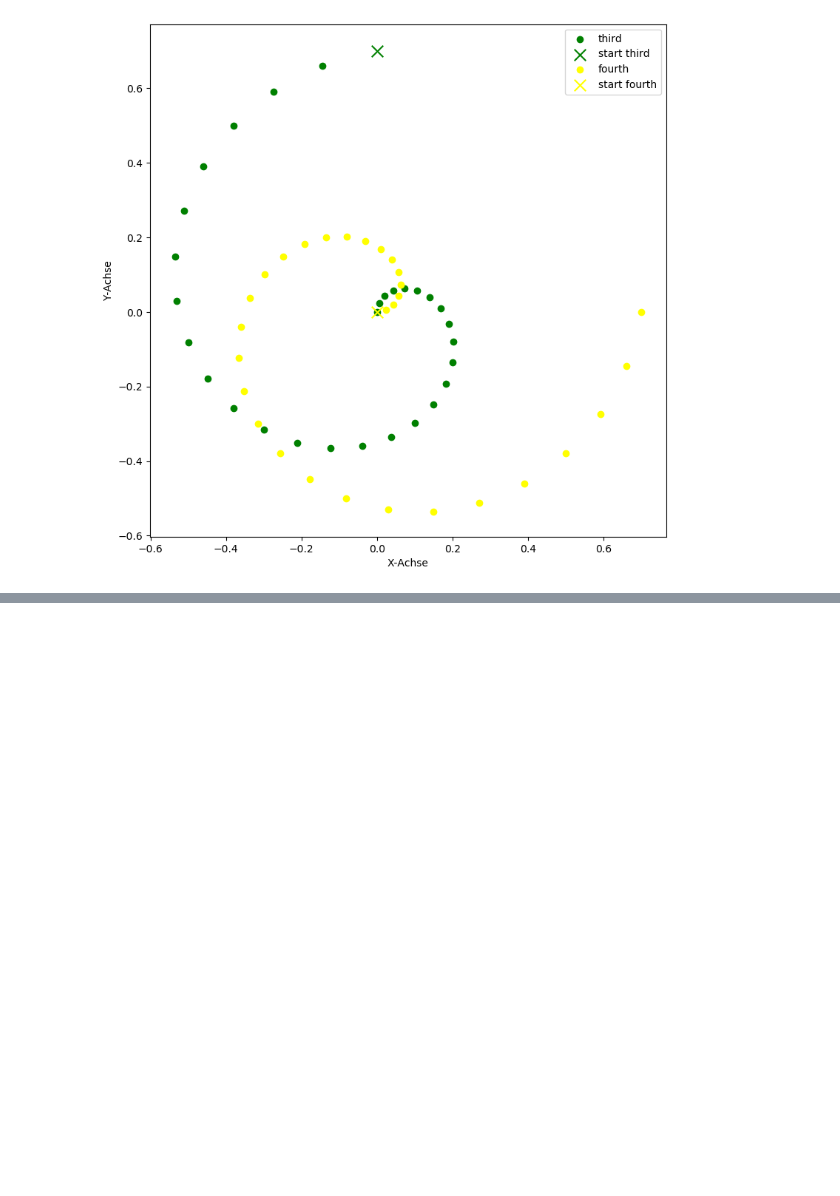
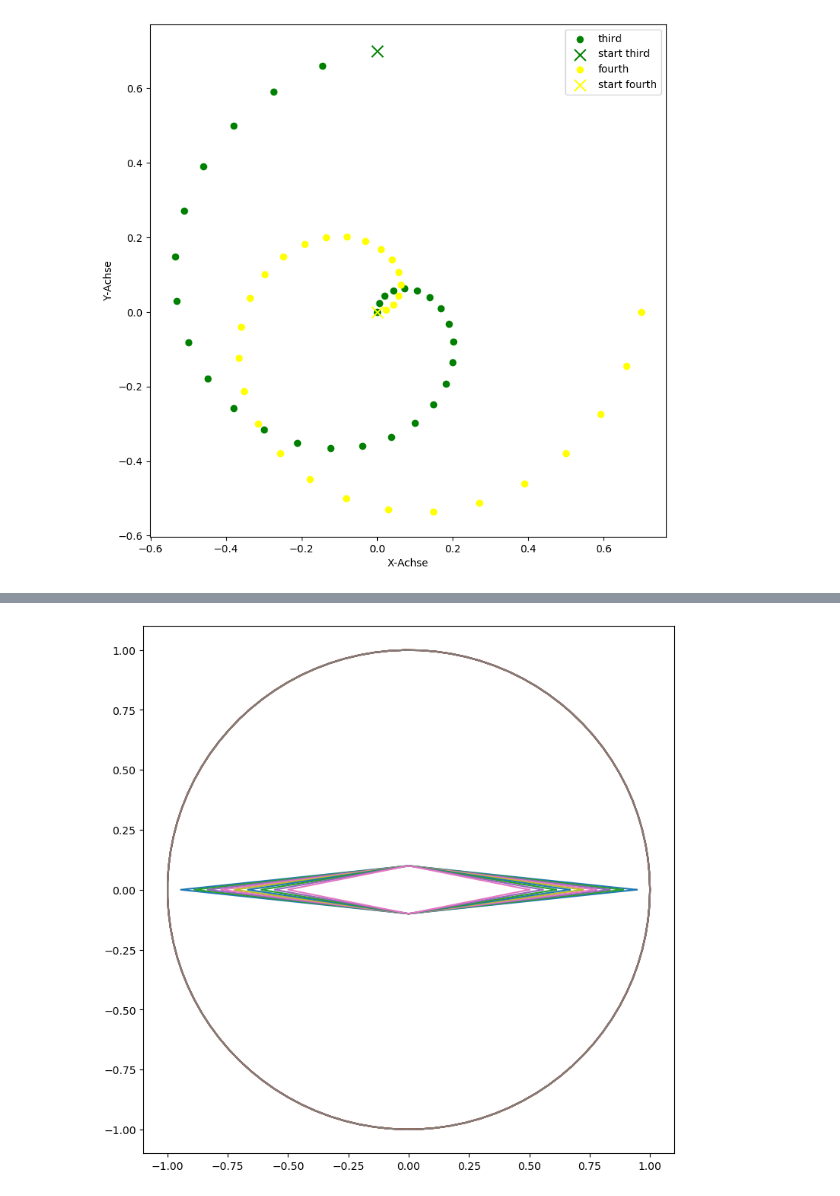
Before and after one commit to Food-Ninja/MixingIngredients, a Jupyter notebook: ipynb/motion.ipynb, the cells around one changed output, grey strips where cells are left out. Cells and saved outputs as stored; diff of their text form; code cells hidden in the pictures; blank space fills up the shorter version.

```diff
--- a/ipynb/motion.ipynb
+++ b/ipynb/motion.ipynb
@@ -60,0 +160,26 @@ plt.show()
+# %%
+plt.figure(figsize=(9, 9))
+
+# Circle
+theta = np.linspace(0, 2 * np.pi, 100)
+radius = 1
+x_circle = radius * np.cos(theta)
+y_circle = radius * np.sin(theta)
+
+
+def generate_ellipse(widths, height, x_start, y_start):
+    for width in widths:
+        angle = np.radians(np.linspace(0, 360, num=5))
+        x = x_start + width * np.cos(angle)
+        y = y_start + height * np.sin(angle)
+        coordinates = np.column_stack([x, y])
+        inside_circle = np.linalg.norm(coordinates - np.array([0, 0]), axis=1) < radius
+        if np.all(inside_circle):
+            plt.plot(x, y)
+            plt.plot(x_circle, y_circle)
+
+
+widths = np.linspace(radius, radius / 2, num=10)
+generate_ellipse(widths=widths, height=0.1, x_start=0, y_start=0)
+# %% [output]
+[figure, added]
```
Also changed, not shown: parts of 17 cells of this notebook.
